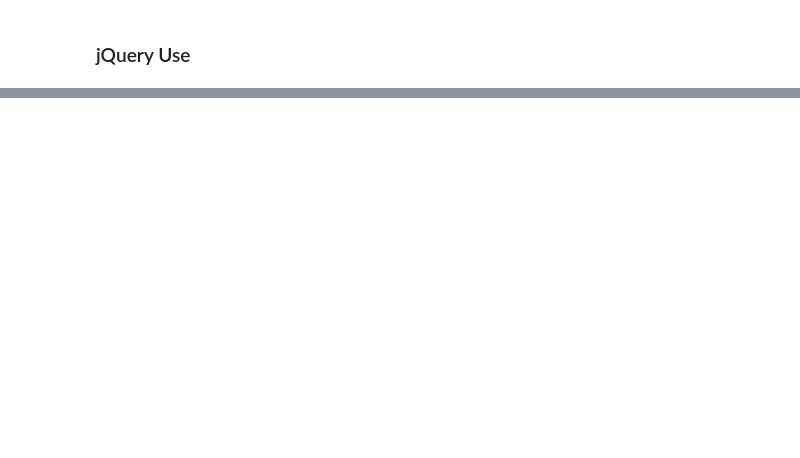
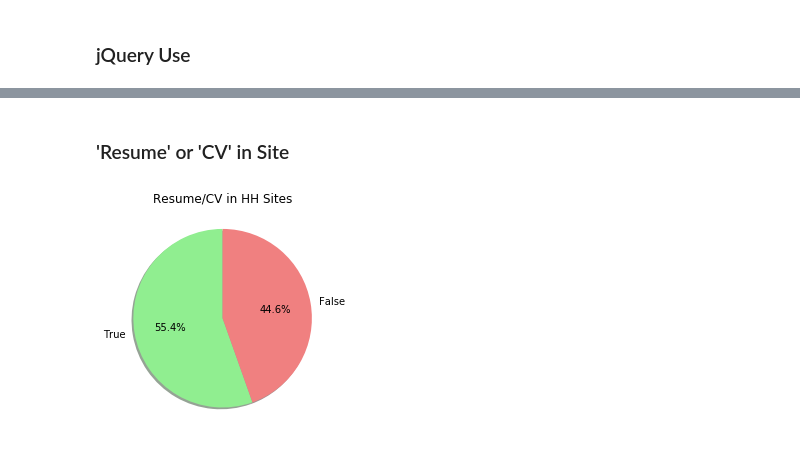
Before and after one commit to bcongdon/Data-Science-Projects, a Jupyter notebook: Hackathon Hackers Sites.ipynb, the cells around one changed output, grey strips where cells are left out. Saved outputs shown, nothing was run; the diff lists cells and outputs as text; code cells hidden in the pictures; blank space fills up the shorter version.

```diff
--- a/Hackathon Hackers Sites.ipynb
+++ b/Hackathon Hackers Sites.ipynb
@@ -212,0 +235,17 @@ plt.show()
+# %% [markdown]
+### 'Resume' or 'CV' in Site
+# %%
+ax = plt.subplot(111)
+data['resume'].value_counts().plot(kind='pie',
+                                   shadow=True,
+                                   autopct='%1.1f%%',
+                                   startangle=90,
+                                   explode=(0,0),
+                                   colors=['lightgreen','lightcoral'])
+ax.set_aspect('equal')
+ax.set_title('Resume/CV in HH Sites')
+ax.set_ylabel('')
+plt.savefig('resume.png')
+plt.show()
+# %% [output]
+[figure, added]
```
Also changed, not shown: parts of 11 cells of this notebook.
